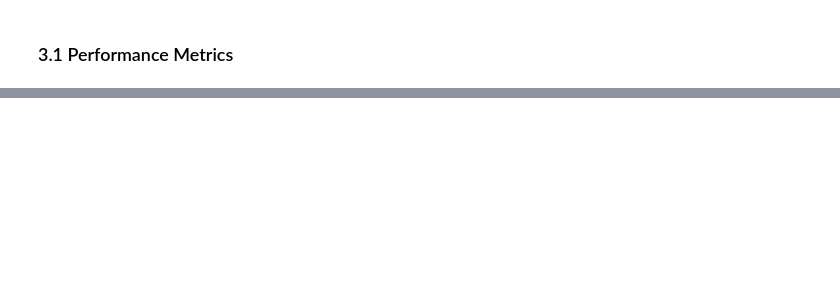
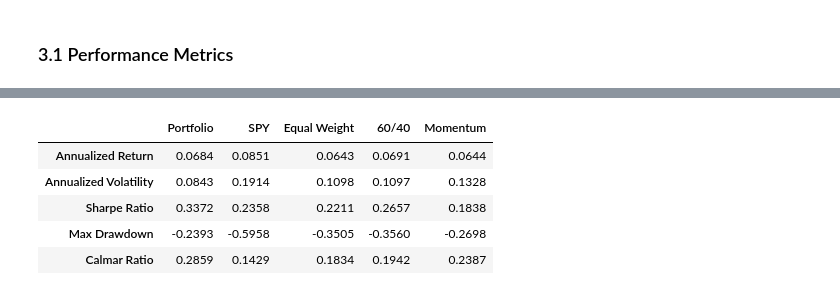
Before and after one commit to AbdelkrimCode/regime-adaptive-portfolio, a Jupyter notebook: notebooks/exploration.ipynb, the cells around one changed output, grey strips where cells are left out. Cells and saved outputs as stored; diff of their text form; code cells hidden in the pictures; blank space fills up the shorter version.

```diff
--- a/notebooks/exploration.ipynb
+++ b/notebooks/exploration.ipynb
@@ -168,0 +238,43 @@ metrics_df
+# %%
+from backtest.benchmark import (
+    get_equal_weight_equity,
+    get_sixty_forty_equity,
+    get_momentum_equity
+)
+from backtest.metrics import compute_all
+
+backtest = pd.read_parquet('../data/backtest_results.parquet')
+returns  = pd.read_parquet('../data/processed/returns.parquet')
+common   = returns.index.intersection(backtest.index)
+returns  = returns.loc[common]
+
+spy_returns        = returns['SPY']
+spy_equity         = (1 + spy_returns).cumprod()
+ew_returns,  ew_equity  = get_equal_weight_equity(returns)
+sf_returns,  sf_equity  = get_sixty_forty_equity(returns)
+mom_returns, mom_equity = get_momentum_equity(returns)
+
+metrics_df = pd.DataFrame({
+    'Portfolio':    compute_all(backtest['portfolio_return'], backtest['equity']),
+    'SPY':          compute_all(spy_returns, spy_equity),
+    'Equal Weight': compute_all(ew_returns, ew_equity),
+    '60/40':        compute_all(sf_returns, sf_equity),
+    'Momentum':     compute_all(mom_returns, mom_equity),
+})
+
+metrics_df.index = [
+    'Annualized Return',
+    'Annualized Volatility',
+    'Sharpe Ratio',
+    'Max Drawdown',
+    'Calmar Ratio'
+]
+
+metrics_df
+# %% [output]
+|  | Portfolio | SPY | Equal Weight | 60/40 | Momentum |
+| Annualized Return | 0.0684 | 0.0851 | 0.0643 | 0.0691 | 0.0644 |
+| Annualized Volatility | 0.0843 | 0.1914 | 0.1098 | 0.1097 | 0.1328 |
+| Sharpe Ratio | 0.3372 | 0.2358 | 0.2211 | 0.2657 | 0.1838 |
+| Max Drawdown | -0.2393 | -0.5958 | -0.3505 | -0.3560 | -0.2698 |
+| Calmar Ratio | 0.2859 | 0.1429 | 0.1834 | 0.1942 | 0.2387 |
```
Also changed, not shown: parts of 16 cells of this notebook.
